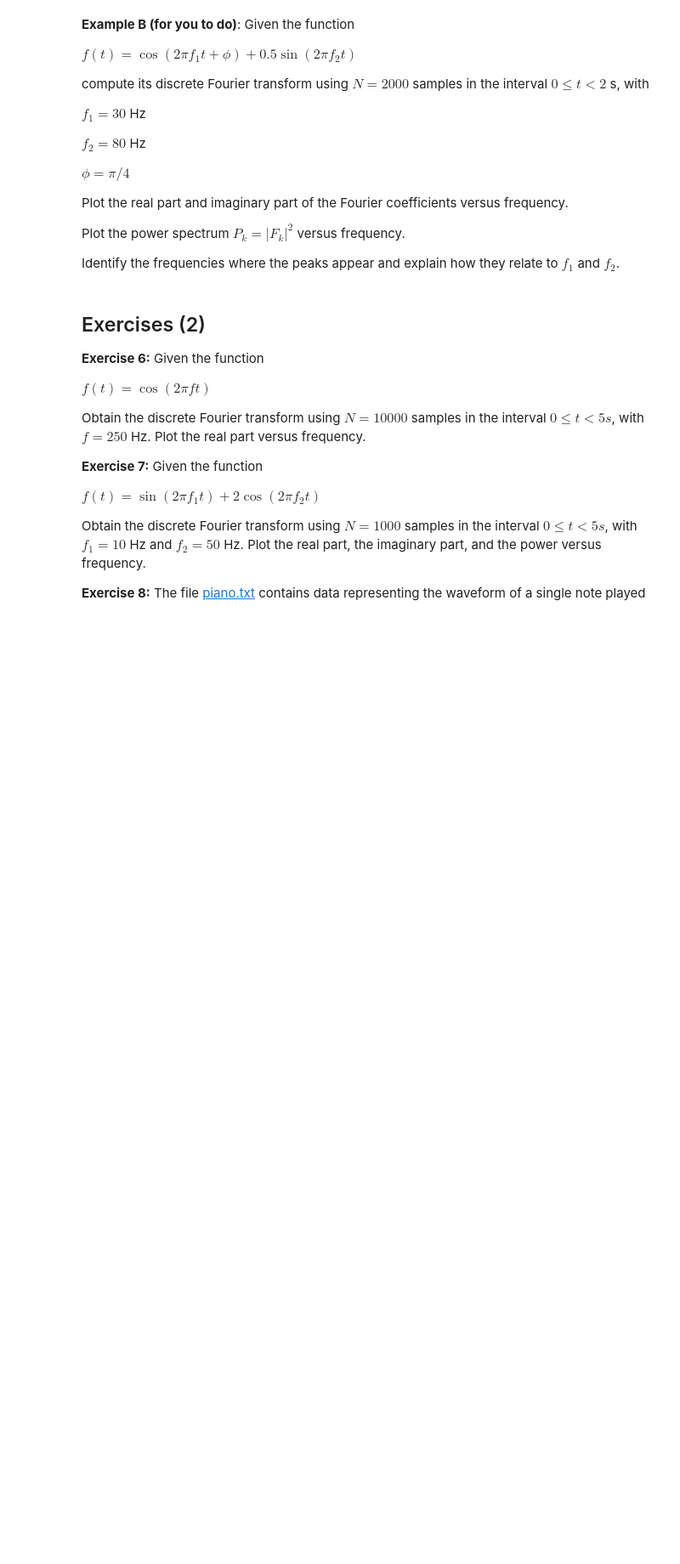
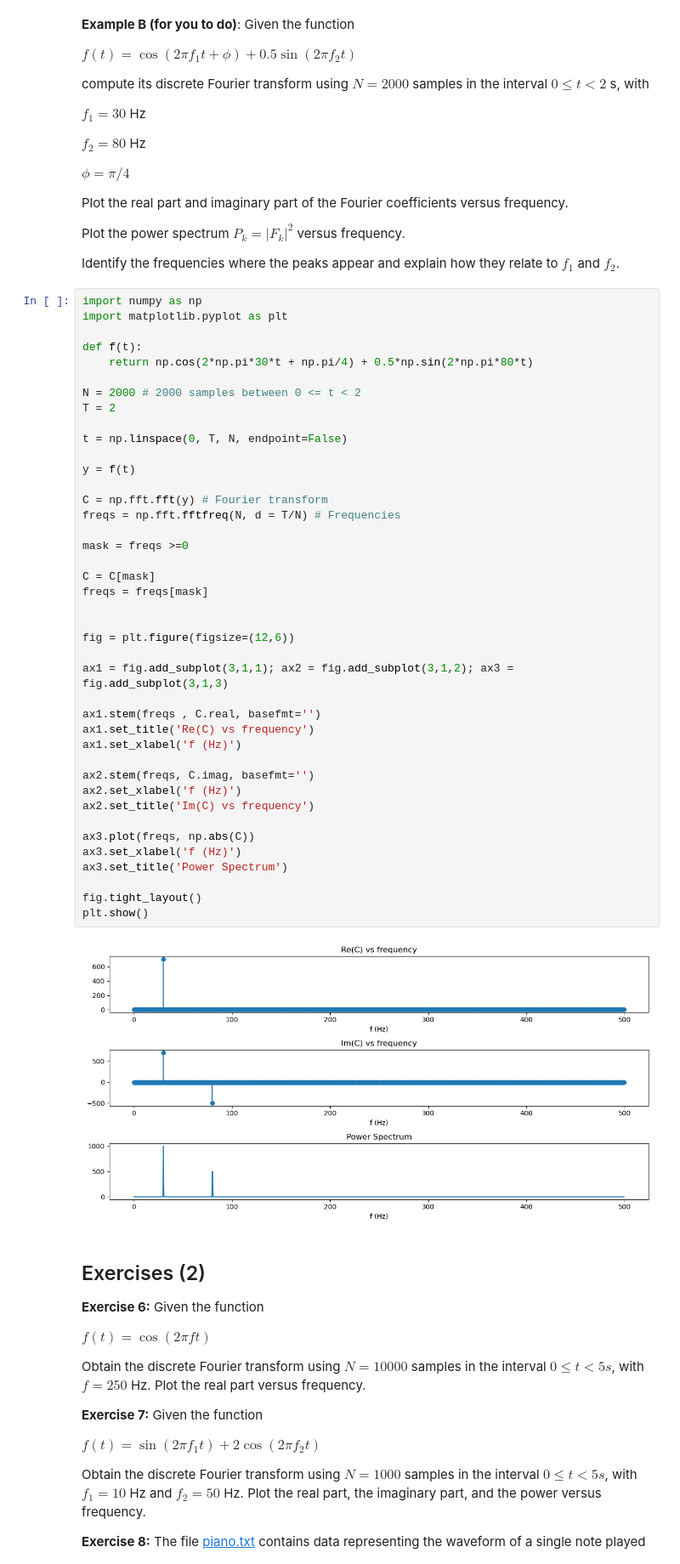
Before and after one commit to AlejandroRG03/computacion_master, a Jupyter notebook: USC-FCA-main/Fourier.ipynb, the cells around one changed output. Shown at 85% size. Drawn from its saved outputs; the diff is of its cells as text; blank space fills up the shorter version.

Commit message:
clase fourier y ejs edps

```diff
--- a/USC-FCA-main/Fourier.ipynb
+++ b/USC-FCA-main/Fourier.ipynb
@@ -549,6 +549,49 @@ Plot the real part and imaginary part of the Fourier coefficients versus frequen
 Plot the power spectrum $P_k = |F_k|^2$ versus frequency.
 
 Identify the frequencies where the peaks appear and explain how they relate to $f_1$ and $f_2$.
+# %%
+import numpy as np
+import matplotlib.pyplot as plt
+
+def f(t):
+    return np.cos(2*np.pi*30*t + np.pi/4) + 0.5*np.sin(2*np.pi*80*t)
+
+N = 2000 # 2000 samples between 0 <= t < 2
+T = 2
+
+t = np.linspace(0, T, N, endpoint=False)
+
+y = f(t)
+
+C = np.fft.fft(y) # Fourier transform
+freqs = np.fft.fftfreq(N, d = T/N) # Frequencies
+
+mask = freqs >=0
+
+C = C[mask]
+freqs = freqs[mask]
+
+
+fig = plt.figure(figsize=(12,6))
+
+ax1 = fig.add_subplot(3,1,1); ax2 = fig.add_subplot(3,1,2); ax3 = fig.add_subplot(3,1,3)
+
+ax1.stem(freqs , C.real, basefmt='')
+ax1.set_title('Re(C) vs frequency')
+ax1.set_xlabel('f (Hz)')
+
+ax2.stem(freqs, C.imag, basefmt='')
+ax2.set_xlabel('f (Hz)')
+ax2.set_title('Im(C) vs frequency')
+
+ax3.plot(freqs, np.abs(C))
+ax3.set_xlabel('f (Hz)')
+ax3.set_title('Power Spectrum')
+
+fig.tight_layout()
+plt.show()
+# %% [output]
+[figure, added]
 # %% [markdown]
 ## Exercises (2)
 
```
Also changed, not shown: 1 other file.
